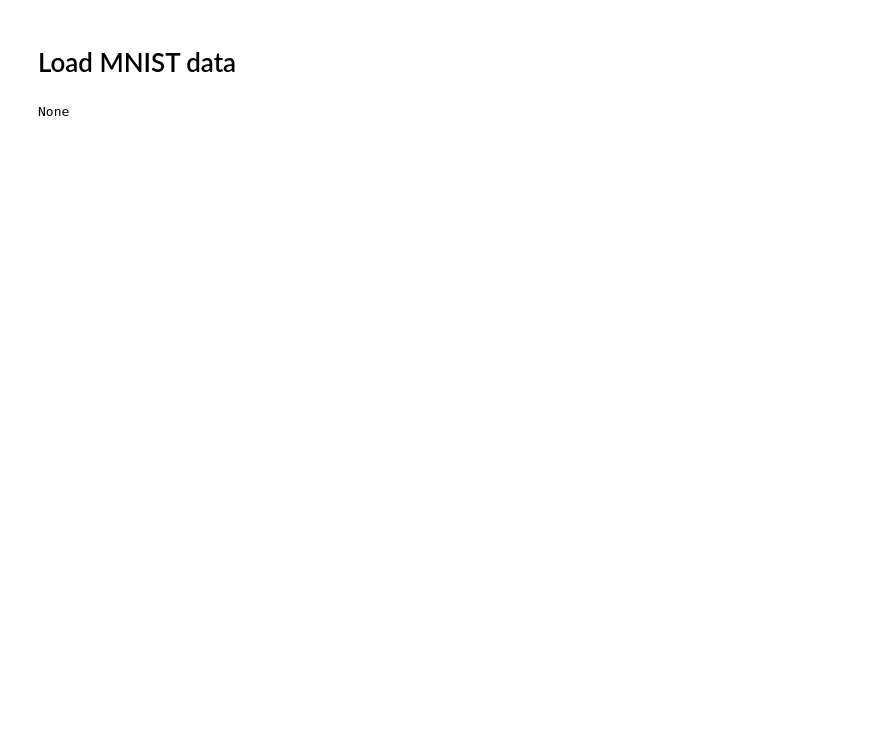
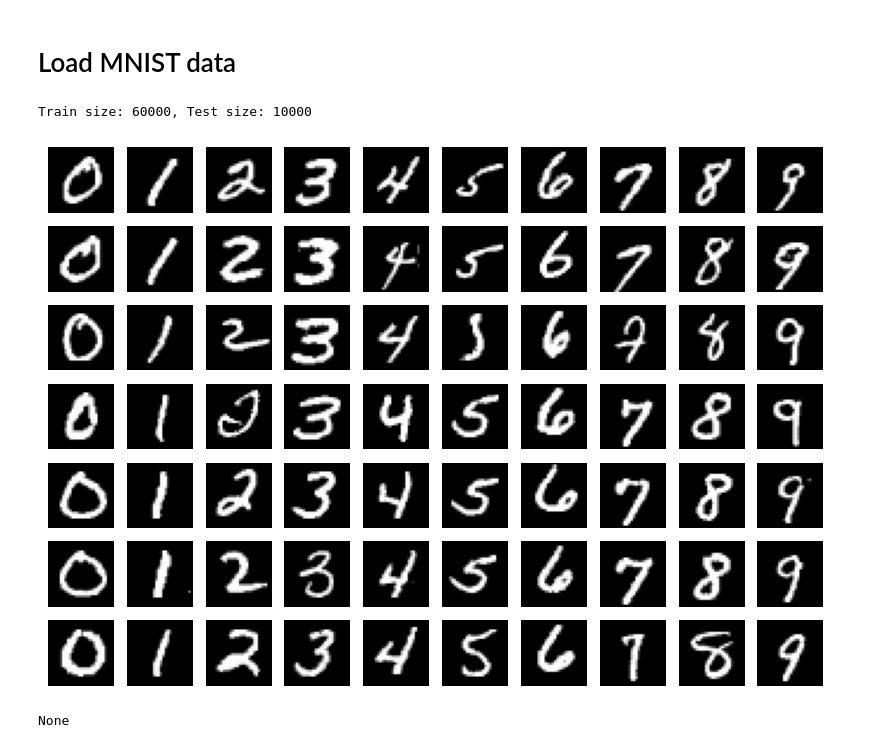
Before and after one commit to QioCas/DL-final-project, a Jupyter notebook: main.ipynb, the cells around one changed output. Saved outputs shown, nothing was run; the diff lists cells and outputs as text; code cells hidden in the pictures; blank space fills up the shorter version.

```diff
--- a/main.ipynb
+++ b/main.ipynb
@@ -59,0 +23,20 @@ class Lenet5(nn.Module):
+# %%
+print(f"Train size: {len(trainset)}, Test size: {len(testset)}")
+# %% [output]
+Train size: 60000, Test size: 10000
+# %%
+fig, axes = plt.subplots(7, 10, figsize=(10, 7))
+j = 0
+
+for i, ax in enumerate(axes.flat):
+    image, label = trainset[j]
+    while label != i % 10:
+        j += 1
+        image, label = trainset[j]
+
+    ax.imshow(image[0], cmap='gray')
+    ax.axis('off')
+
+plt.show()
+# %% [output]
+[figure, added]
```
Also changed, not shown: parts of 3 cells of this notebook.
